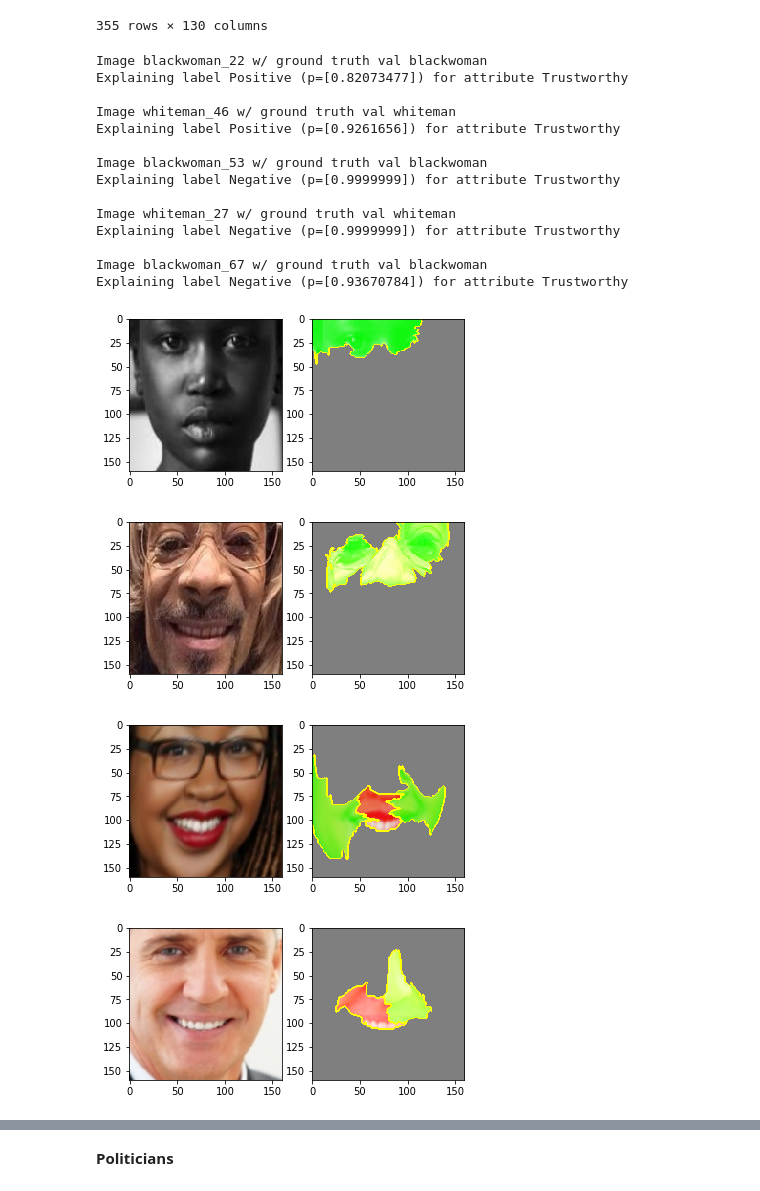
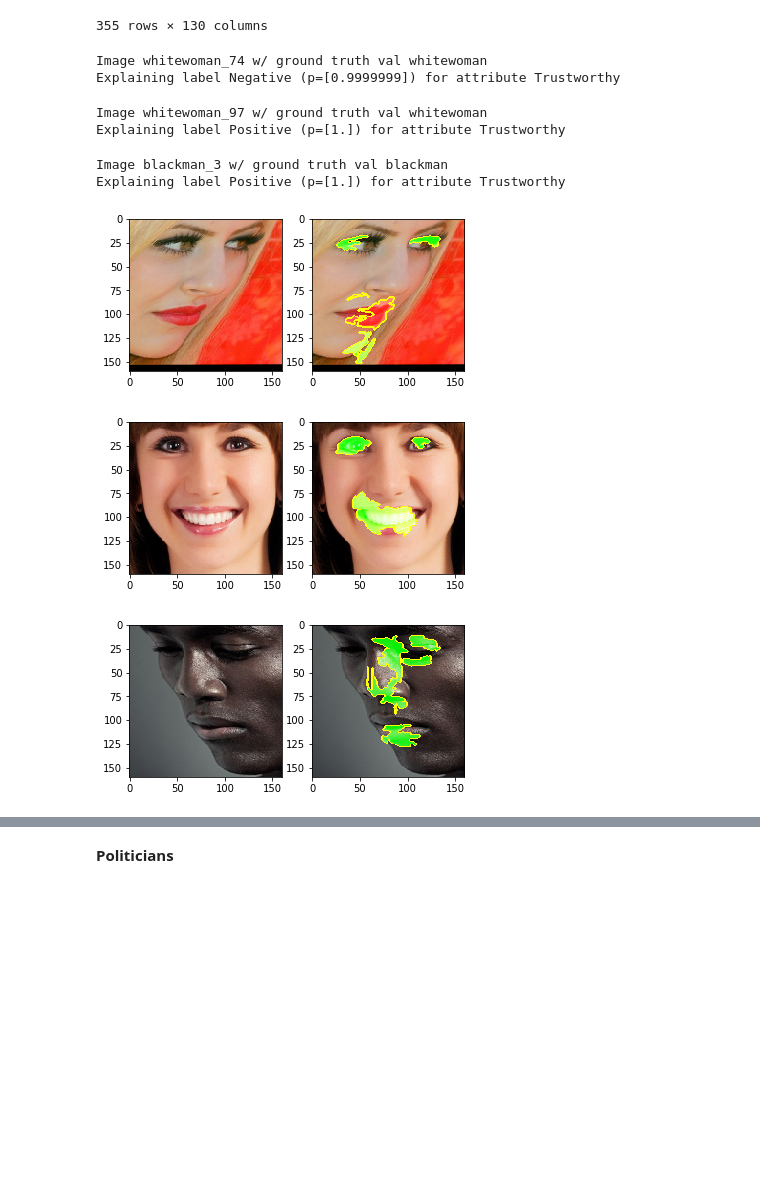
Before and after one commit to ryansteed/learning-appearance-bias, a Jupyter notebook: notebooks/feature-analysis.ipynb, the cells around one changed output, grey strips where cells are left out. Saved outputs shown, nothing was run; the diff lists cells and outputs as text; code cells hidden in the pictures; blank space fills up the shorter version.

```diff
--- a/notebooks/feature-analysis.ipynb
+++ b/notebooks/feature-analysis.ipynb
@@ -263,6 +264,9 @@ array([[0.23672007, 0.76327993]])
 # from https://marcotcr.github.io/lime/tutorials/Tutorial%20-%20images.html
 from lime import lime_image
 from skimage.segmentation import mark_boundaries
+from lime.wrappers.scikit_image import SegmentationAlgorithm
+
+segmenter = SegmentationAlgorithm('slic', n_segments=300, compactness=1, sigma=1)
 
 def explain_img(img, name="", ground_truth=None):
     img_processed = preprocess_input(image.img_to_array(img)).astype(float)
@@ -276,14 +280,15 @@ def explain_img(img, name="", ground_truth=None):
         img_processed,
         predict_fn,
         hide_color=0,
-        num_samples=3000,
-        num_features=1000000
+        num_samples=10000,
+        segmentation_fn=segmenter,
+        num_features=100000
     )
     temp, mask = explanation.get_image_and_mask(
         np.argmax(pred),
         positive_only=False,
-        num_features=3,
-        hide_rest=True
+        num_features=10,
+        hide_rest=False
     )
 
     fig, ax = plt.subplots(1,2)
@@ -302,7 +307,7 @@ Explaining label Positive (p=[0.76327993]) for attribute Trustworthy
 Now let's try with a variety of images.
 # %%
 # Several more Max Distinct samples:
-for i in range(5):
+for i in range(3):
     sample = df[df[label].notna()].sample()
     sample_img = get_img(*sample[['Face name', 'Source']].values[0], "maxdistinct")
     explain_img(sample_img, sample['Face name'].values[0], sample[label].values[0])
@@ -329,7 +324,7 @@ Explaining label Negative (p=[0.99996408]) for attribute Trustworthy
 # %%
 # Several Random samples:
 df_test = merge_x_y(features_test, labels_test)
-for i in range(5):
+for i in range(3):
     sample = df_test[df_test[label].notna()].sample()
     sample_img = get_img(*sample[['Face name', 'Source']].values[0], "random")
     explain_img(sample_img, sample['Face name'].values[0], sample[label].values[0])
@@ -377,26 +362,17 @@ features_races
 | 354 | whitewoman_14 | whitewoman | -0.910368 | -0.352924 | 0.614701 | -0.986818 | -0.291752 | -0.069075 | 0.005348 | 2.071434 | ... | ... |
 355 rows × 130 columns
 # %%
-for i in range(5):
+for i in range(3):
     sample = features_races.sample()
     sample_img = get_img(*sample[['Face name', 'Source']].values[0], "people_all_aligned", d="../data", file="png")
     explain_img(sample_img, sample['Face name'].values[0], sample['Source'].values[0])
 # %% [output]
-Image blackwoman_22 w/ ground truth val blackwoman
-Explaining label Positive (p=[0.82073477]) for attribute Trustworthy
-
-Image whiteman_46 w/ ground truth val whiteman
-Explaining label Positive (p=[0.9261656]) for attribute Trustworthy
-
-Image blackwoman_53 w/ ground truth val blackwoman
+Image whitewoman_74 w/ ground truth val whitewoman
 Explaining label Negative (p=[0.9999999]) for attribute Trustworthy
-
-Image whiteman_27 w/ ground truth val whiteman
-Explaining label Negative (p=[0.9999999]) for attribute Trustworthy
-
-Image blackwoman_67 w/ ground truth val blackwoman
-Explaining label Negative (p=[0.93670784]) for attribute Trustworthy
+Image whitewoman_97 w/ ground truth val whitewoman
+Explaining label Positive (p=[1.]) for attribute Trustworthy
+Image blackman_3 w/ ground truth val blackman
+Explaining label Positive (p=[1.]) for attribute Trustworthy
-[figure, old version]
+[figure, new version]
-[figure, old version]
+[figure, new version]
-[figure, old version]
+[figure, new version]
-[figure, removed]
```
Also changed, not shown: parts of 13 cells of this notebook, 1 other file.
